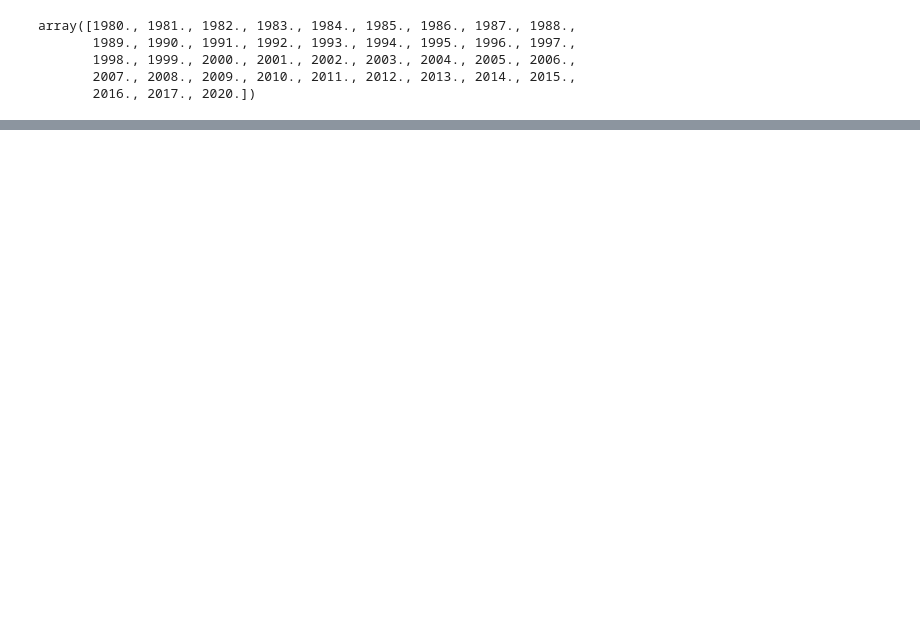
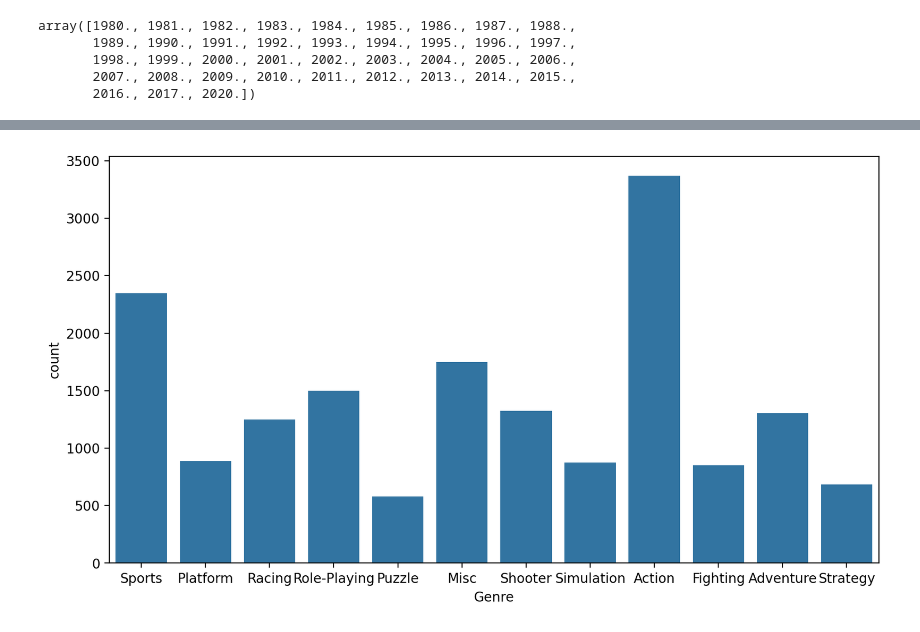
Before and after one commit to samisiraj/video-game-sales-eda, a Jupyter notebook: notebooks/eda.ipynb, the cells around one changed output, grey strips where cells are left out. Drawn from its saved outputs; the diff is of its cells as text; code cells hidden in the pictures; blank space fills up the shorter version.

```diff
--- a/notebooks/eda.ipynb
+++ b/notebooks/eda.ipynb
@@ -104,0 +148,7 @@ dtype: int64
+# %%
+fix, ax = plt.subplots(figsize=(9,5), dpi=200)
+sns.countplot(data=df, x='Genre')
+plt.tight_layout()
+plt.show()
+# %% [output]
+[figure, added]
```
Also changed, not shown: parts of 16 cells of this notebook.
